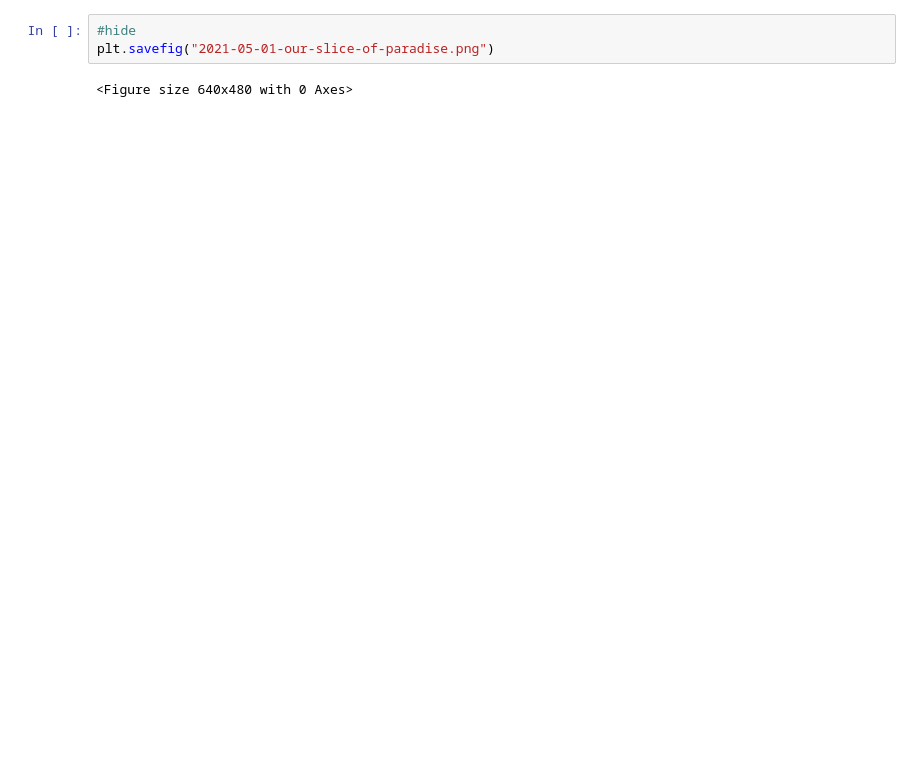
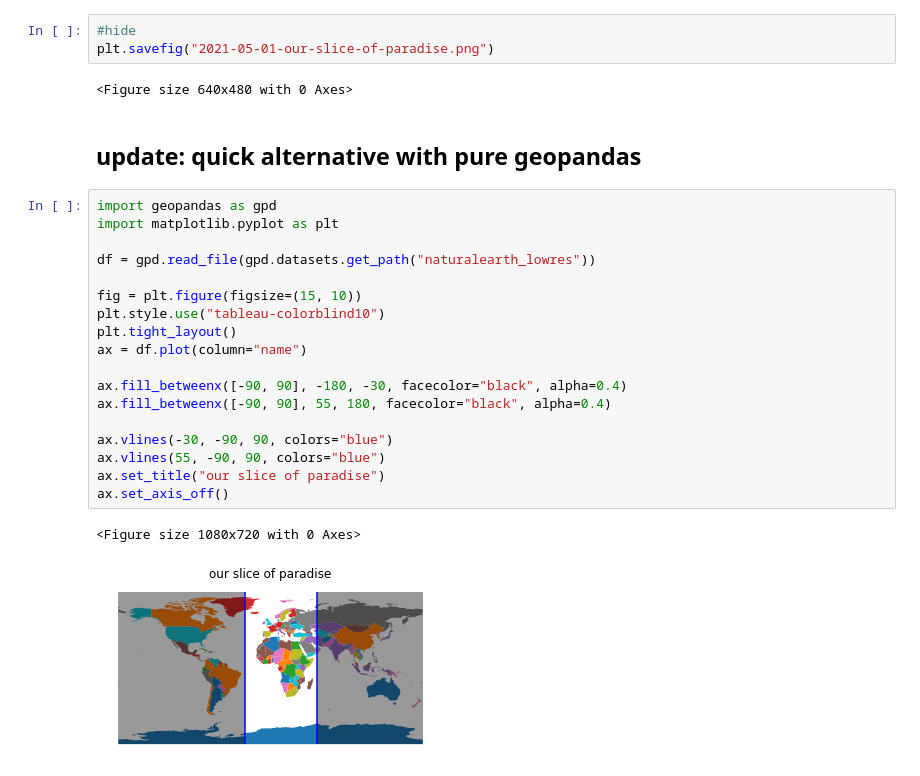
Before and after one commit to datadu-de/datadude, a Jupyter notebook: _notebooks/2021-05-01-our-slice-of-paradise.ipynb, the cells around one changed output. Saved outputs shown, nothing was run; the diff lists cells and outputs as text; blank space fills up the shorter version.

Commit message:
quick update

```diff
--- a/_notebooks/2021-05-01-our-slice-of-paradise.ipynb
+++ b/_notebooks/2021-05-01-our-slice-of-paradise.ipynb
@@ -65,3 +63,26 @@ fig.tight_layout()
 plt.savefig("2021-05-01-our-slice-of-paradise.png")
 # %% [output]
 <Figure size 640x480 with 0 Axes>
+# %% [markdown]
+## update: quick alternative with pure geopandas
+# %%
+import geopandas as gpd
+import matplotlib.pyplot as plt
+
+df = gpd.read_file(gpd.datasets.get_path("naturalearth_lowres"))
+
+fig = plt.figure(figsize=(15, 10))
+plt.style.use("tableau-colorblind10")
+plt.tight_layout()
+ax = df.plot(column="name")
+
+ax.fill_betweenx([-90, 90], -180, -30, facecolor="black", alpha=0.4)
+ax.fill_betweenx([-90, 90], 55, 180, facecolor="black", alpha=0.4)
+
+ax.vlines(-30, -90, 90, colors="blue")
+ax.vlines(55, -90, 90, colors="blue")
+ax.set_title("our slice of paradise")
+ax.set_axis_off()
+# %% [output]
+<Figure size 1080x720 with 0 Axes>
+[figure, added]
```
Also changed, not shown: parts of 2 cells of this notebook.
